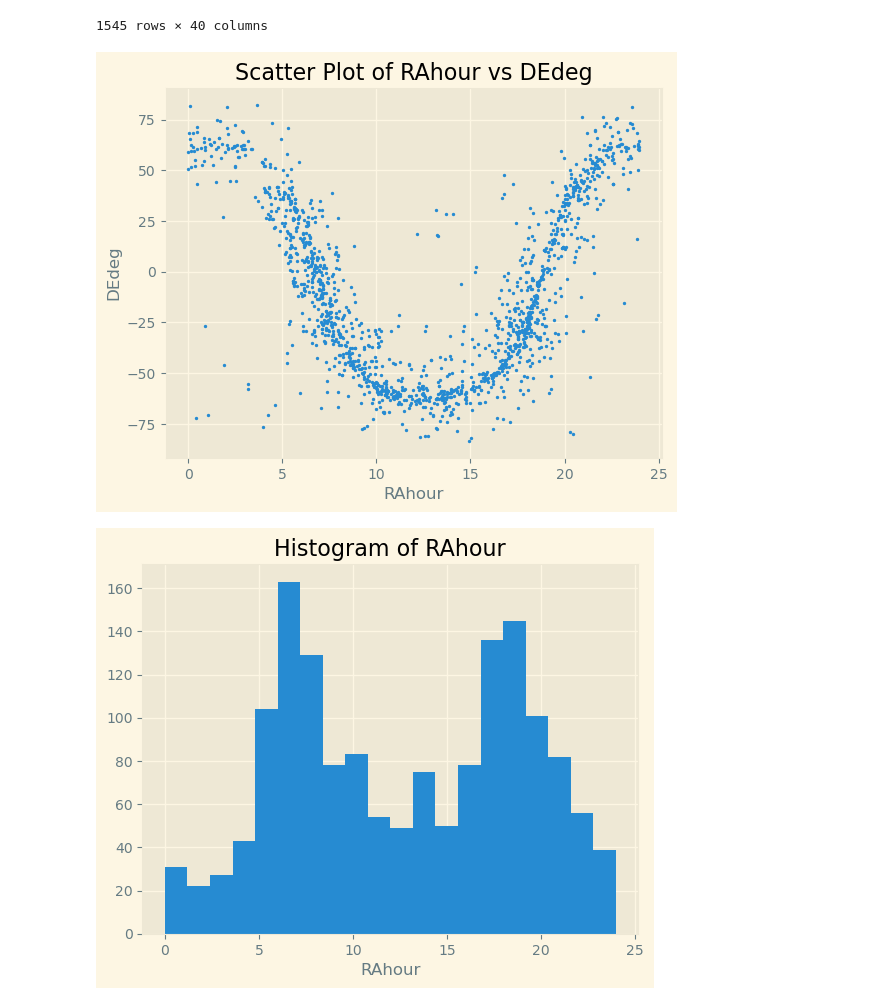
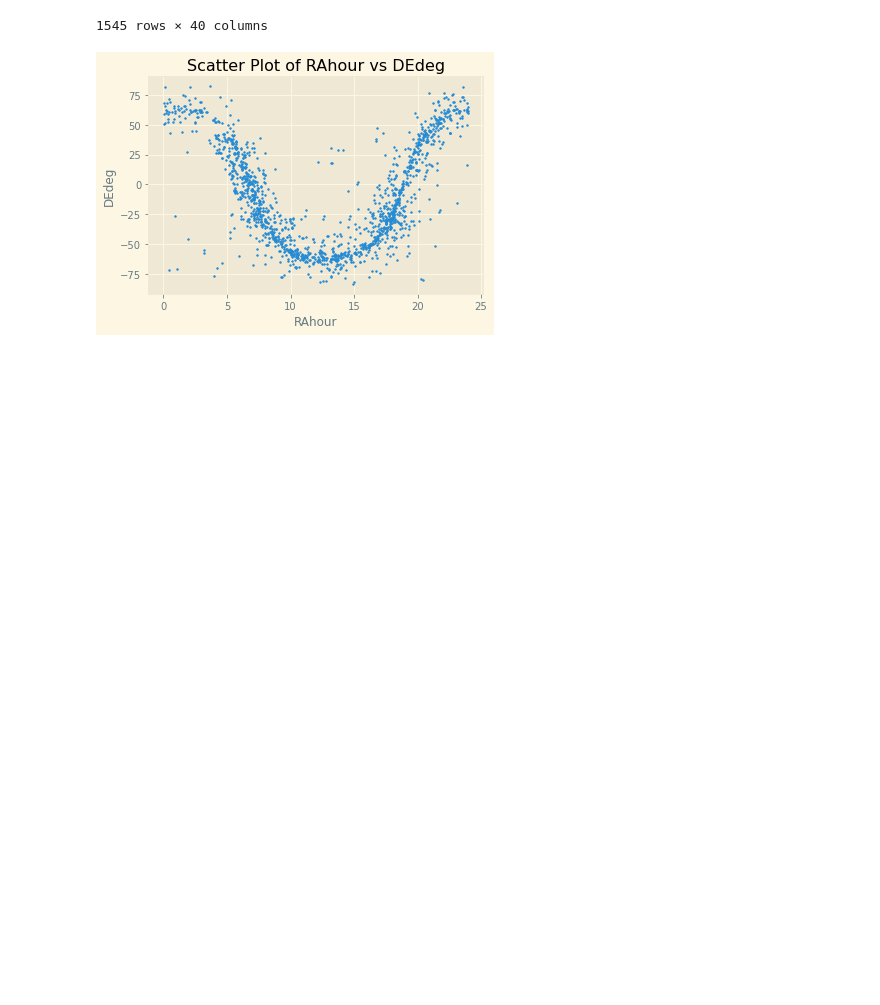
Before and after one commit to jpbatleidenuniv/BRP, a Jupyter notebook: Notebooks/Hunt_notebook.ipynb, the cells around one changed output. Drawn from its saved outputs; the diff is of its cells as text; code cells hidden in the pictures; blank space fills up the shorter version.

```diff
--- a/Notebooks/Hunt_notebook.ipynb
+++ b/Notebooks/Hunt_notebook.ipynb
@@ -154,6 +171,6 @@ def DFtoHist(df, col):
 # %%
-DFtoscatter(khar_notfound, 'RAhour', 'DEdeg')
-DFtoHist(khar_notfound, 'RAhour')
+DFplot(khar_notfound, 'RAhour', 'DEdeg')
+
+#khar_notfound['Type'].value_counts(sort=False).plot(kind='bar')
 # %% [output]
-[figure, old version]
+[figure, new version]
-[figure, removed]
```
Also changed, not shown: parts of 2 cells of this notebook, 2 other files.
